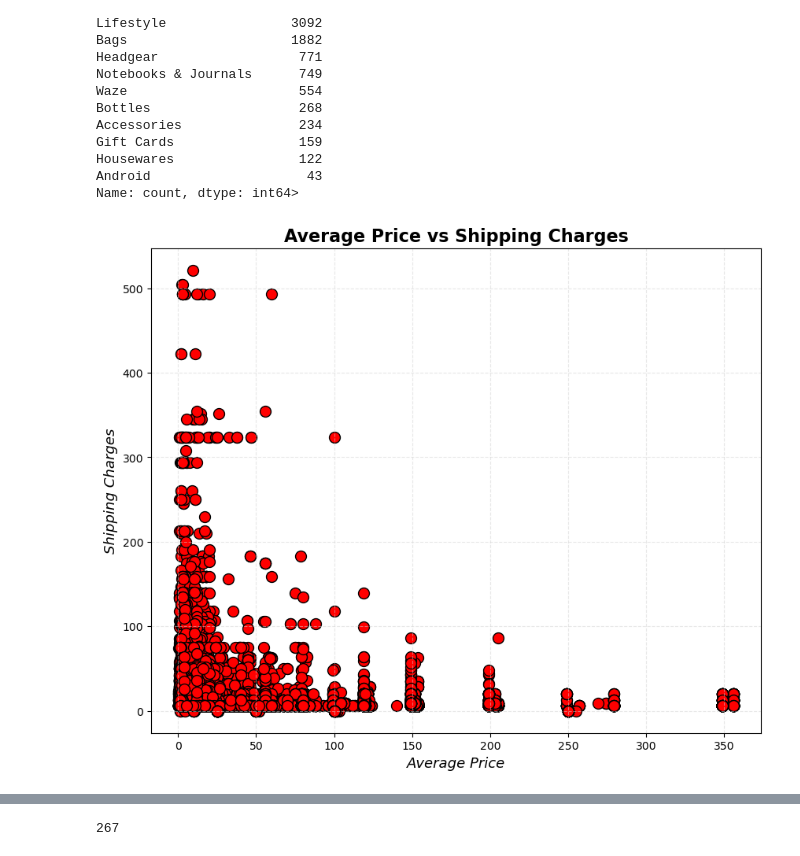
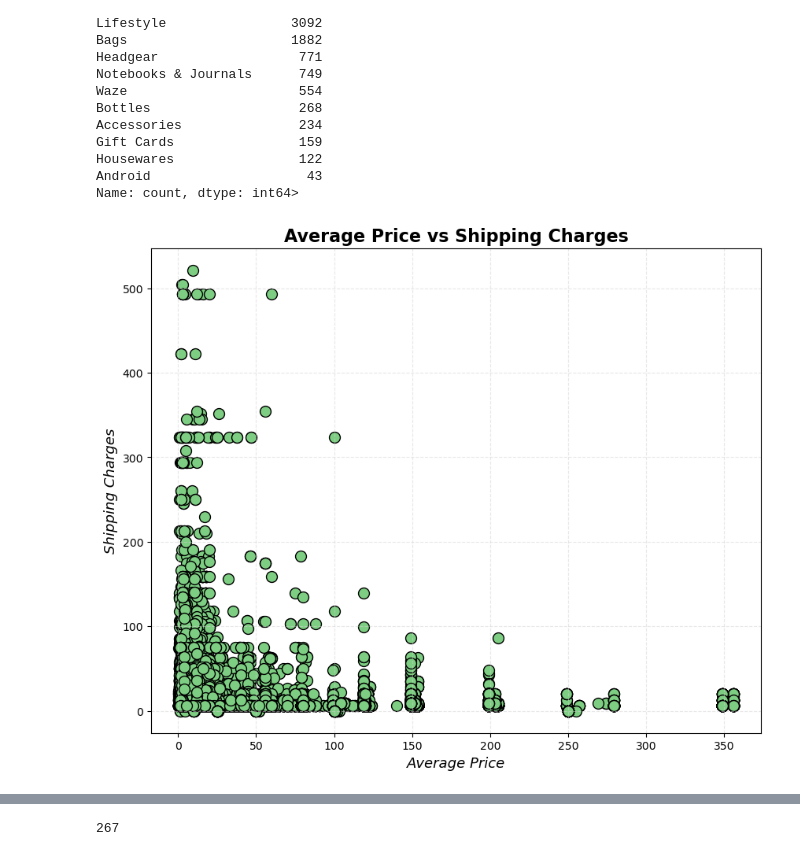
Before and after one commit to BreJyles/Project_1_group7, a Jupyter notebook: sam_work/project_1_code_sam.ipynb, the cells around one changed output, grey strips where cells are left out. Cells and saved outputs as stored; diff of their text form; code cells hidden in the pictures.

```diff
--- a/sam_work/project_1_code_sam.ipynb
+++ b/sam_work/project_1_code_sam.ipynb
@@ -6,6 +6,9 @@ import numpy as np
 import scipy.stats as st
 from scipy.stats import linregress
 import seaborn as sns
+# %%
+project_colors = ["#FF8360","#E8E288","#7DCE82","#3CDBD3","#00FFF5"]
+sns.set_palette(project_colors)
 # %%
 #loading the data
 online_shopping_path = "../starter_code/online_shopping.csv"
@@ -298,20 +301,20 @@ Name: count, dtype: int64>
 # %%
 # Build scatter plot for item cost vs shipping cost
 x = clean_shopping_df["Avg_Price"]
 y = clean_shopping_df["Delivery_Charges"]
 
 plt.figure(figsize=(10,8))
 
-plt.scatter(x, y, facecolor="red", edgecolor="black", s=100)
+plt.scatter(x, y, facecolor="#7DCE82", edgecolor="black", s=100)
 # Incorporate the other graph properties
 plt.xlabel("Average Price", fontsize=13, fontstyle="italic")
 plt.ylabel("Shipping Charges", fontsize=13, fontstyle="italic")
 plt.title("Average Price vs Shipping Charges", fontweight="bold", fontsize=16)
 
 plt.grid(color="lightgrey", linestyle="--", alpha=0.5)
 # Save the figure
 # plt.savefig("output_data/Fig1.png")
 # Show plot
 plt.show()
 # %% [output]
-[figure, old version]
+[figure, new version]
```
Also changed, not shown: parts of 11 cells of this notebook.
